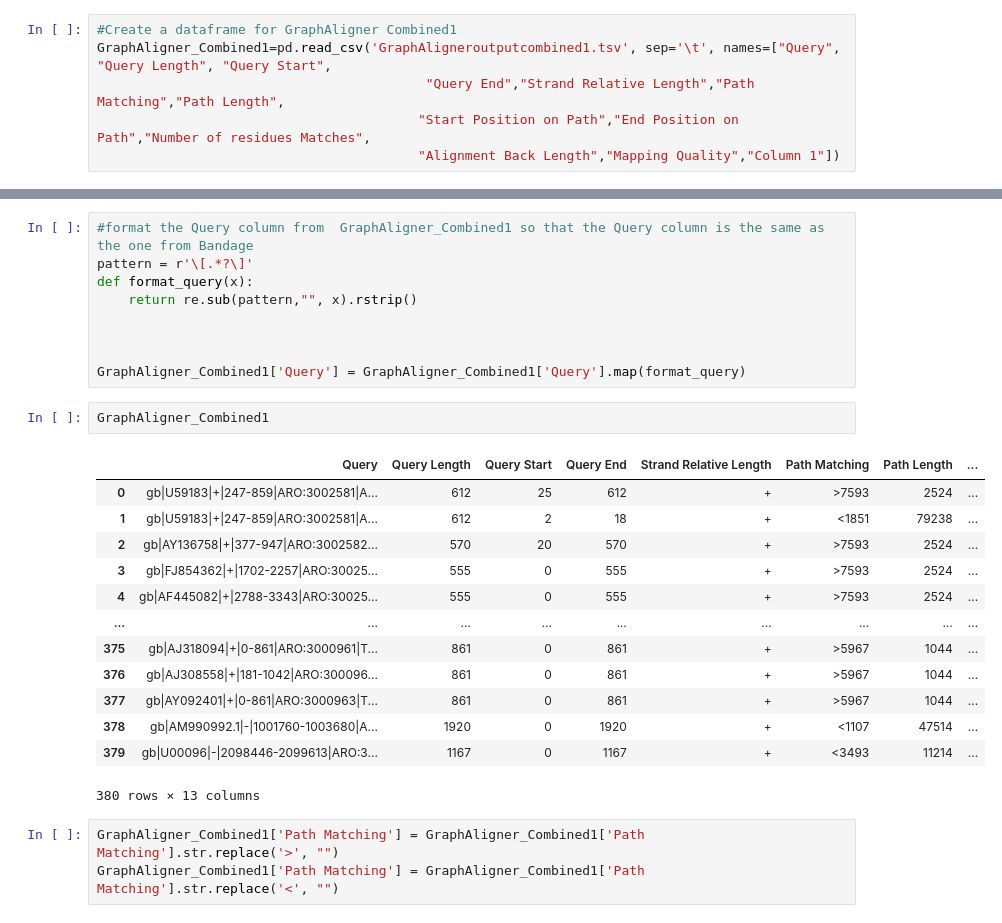
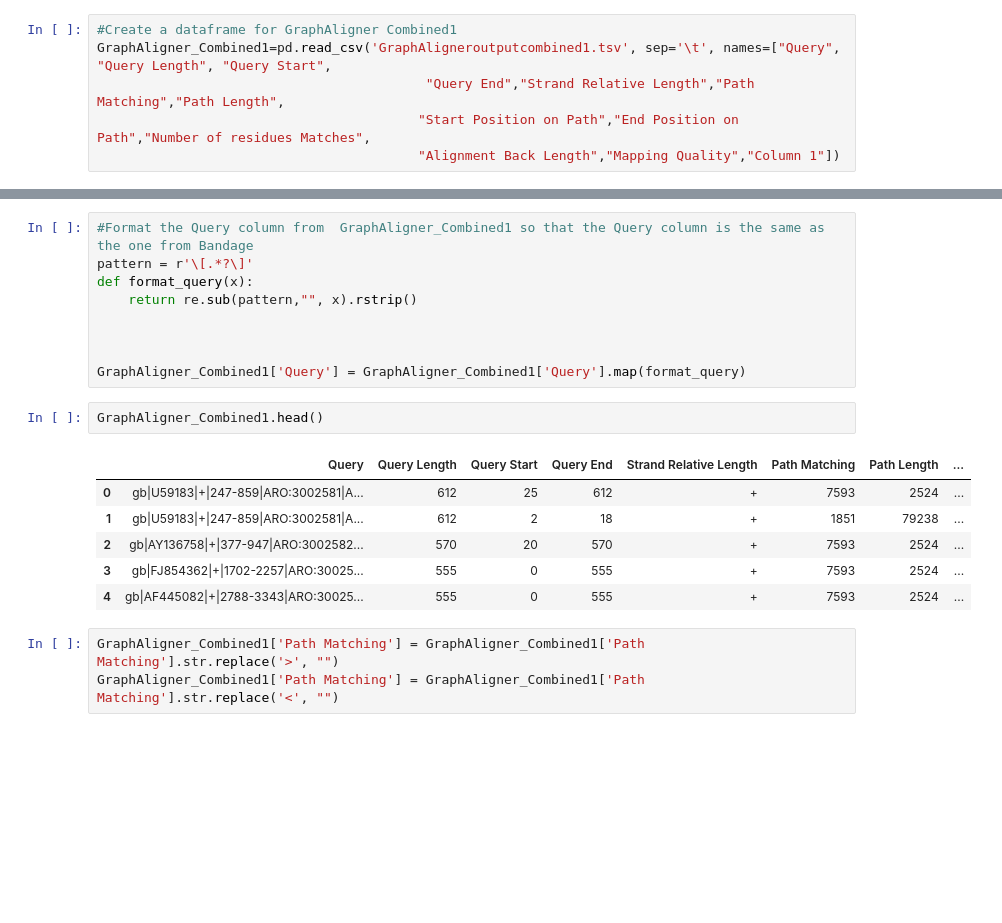
Before and after one commit to Yusreen/Thesis, a Jupyter notebook: Results and findings/GraphAlignerBandageScript.ipynb, the cells around one changed output, grey strips where cells are left out. Cells and saved outputs as stored; diff of their text form; blank space fills up the shorter version.

```diff
--- a/Results and findings/GraphAlignerBandageScript.ipynb
+++ b/Results and findings/GraphAlignerBandageScript.ipynb
@@ -46,5 +32,5 @@ GraphAligner_Combined1
 # %%
-#format the Query column from  GraphAligner_Combined1 so that the Query column is the same as the one from Bandage
+#Format the Query column from  GraphAligner_Combined1 so that the Query column is the same as the one from Bandage
 pattern = r'\[.*?\]'
 def format_query(x):
     return re.sub(pattern,"", x).rstrip()
@@ -53,21 +39,14 @@ def format_query(x):
 
 GraphAligner_Combined1['Query'] = GraphAligner_Combined1['Query'].map(format_query)
 # %%
-GraphAligner_Combined1
+GraphAligner_Combined1.head()
 # %% [output]
 |  | Query | Query Length | Query Start | Query End | Strand Relative Length | Path Matching | Path Length | ... |
-| 0 | gb|U59183|+|247-859|ARO:3002581|A... | 612 | 25 | 612 | + | >7593 | 2524 | ... |
-| 1 | gb|U59183|+|247-859|ARO:3002581|A... | 612 | 2 | 18 | + | <1851 | 79238 | ... |
-| 2 | gb|AY136758|+|377-947|ARO:3002582... | 570 | 20 | 570 | + | >7593 | 2524 | ... |
-| 3 | gb|FJ854362|+|1702-2257|ARO:30025... | 555 | 0 | 555 | + | >7593 | 2524 | ... |
-| 4 | gb|AF445082|+|2788-3343|ARO:30025... | 555 | 0 | 555 | + | >7593 | 2524 | ... |
-| ... | ... | ... | ... | ... | ... | ... | ... | ... |
-| 375 | gb|AJ318094|+|0-861|ARO:3000961|T... | 861 | 0 | 861 | + | >5967 | 1044 | ... |
-| 376 | gb|AJ308558|+|181-1042|ARO:300096... | 861 | 0 | 861 | + | >5967 | 1044 | ... |
-| 377 | gb|AY092401|+|0-861|ARO:3000963|T... | 861 | 0 | 861 | + | >5967 | 1044 | ... |
-| 378 | gb|AM990992.1|-|1001760-1003680|A... | 1920 | 0 | 1920 | + | <1107 | 47514 | ... |
-| 379 | gb|U00096|-|2098446-2099613|ARO:3... | 1167 | 0 | 1167 | + | <3493 | 11214 | ... |
+| 0 | gb|U59183|+|247-859|ARO:3002581|A... | 612 | 25 | 612 | + | 7593 | 2524 | ... |
+| 1 | gb|U59183|+|247-859|ARO:3002581|A... | 612 | 2 | 18 | + | 1851 | 79238 | ... |
+| 2 | gb|AY136758|+|377-947|ARO:3002582... | 570 | 20 | 570 | + | 7593 | 2524 | ... |
+| 3 | gb|FJ854362|+|1702-2257|ARO:30025... | 555 | 0 | 555 | + | 7593 | 2524 | ... |
+| 4 | gb|AF445082|+|2788-3343|ARO:30025... | 555 | 0 | 555 | + | 7593 | 2524 | ... |
-380 rows × 13 columns
 # %%
 GraphAligner_Combined1['Path Matching'] = GraphAligner_Combined1['Path Matching'].str.replace('>', "")
 GraphAligner_Combined1['Path Matching'] = GraphAligner_Combined1['Path Matching'].str.replace('<', "")
```
Also changed, not shown: parts of 15 cells of this notebook, 6 other files.
